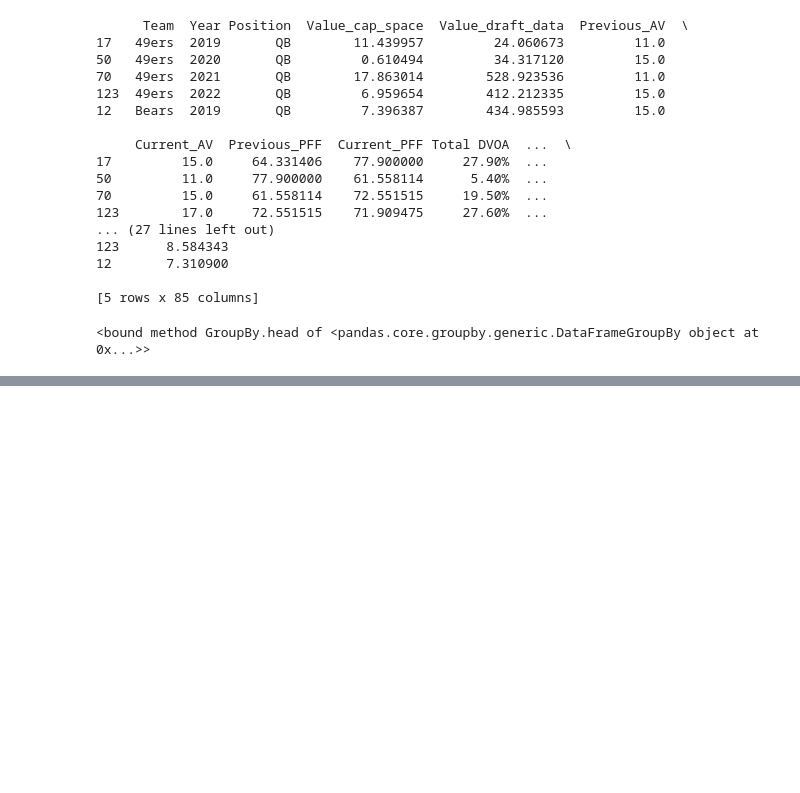
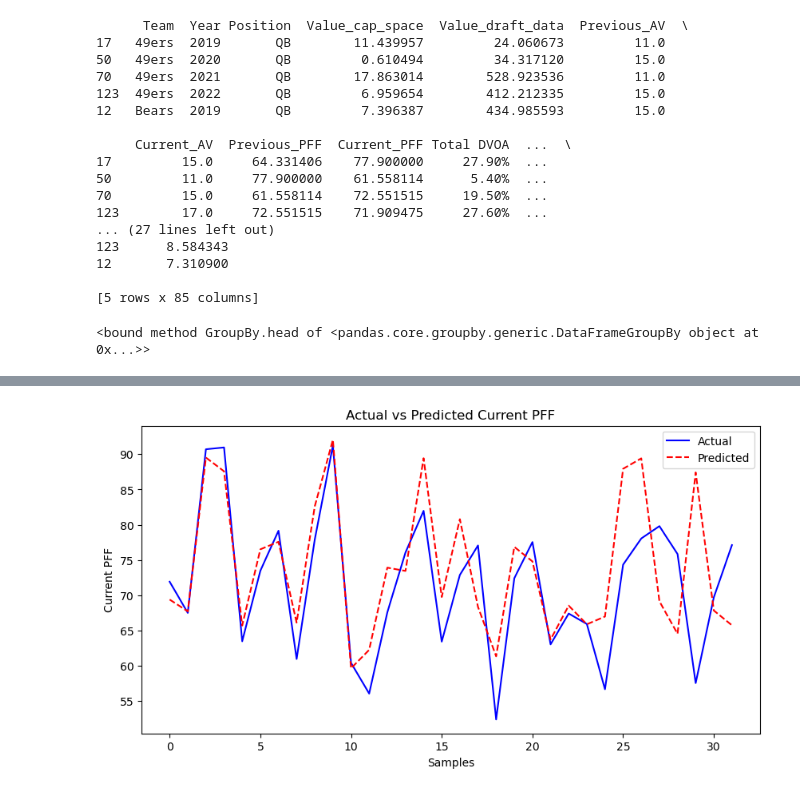
Before and after one commit to PranayN23/NFLResourceAnalysis, a Jupyter notebook: pranay.ipynb, the cells around one changed output, grey strips where cells are left out. Saved outputs shown, nothing was run; the diff lists cells and outputs as text; code cells hidden in the pictures; blank space fills up the shorter version.

```diff
--- a/pranay.ipynb
+++ b/pranay.ipynb
@@ -271,0 +284,20 @@ R² Score: 0.5902
+# %%
+# Make predictions on the test set
+y_pred = model.predict(X)
+from sklearn.metrics import r2_score
+
+# Calculate R² score
+r2 = r2_score(y, y_pred)
+
+# Print R² score
+print(f"R² Score: {r2:.4f}")
+# Plot actual vs predicted values
+plt.figure(figsize=(10, 5))
+plt.plot(y, label='Actual', color='blue')
+plt.plot(y_pred, label='Predicted', color='red', linestyle='dashed')
+plt.title('Actual vs Predicted Current PFF')
+plt.xlabel('Samples')
+plt.ylabel('Current PFF')
+plt.legend()
+plt.show()
+# %% [output]
@@ -271,0 +306 @@ R² Score: 0.5902
+[figure, added]
```
Also changed, not shown: parts of 6 cells of this notebook, 9 other files.
